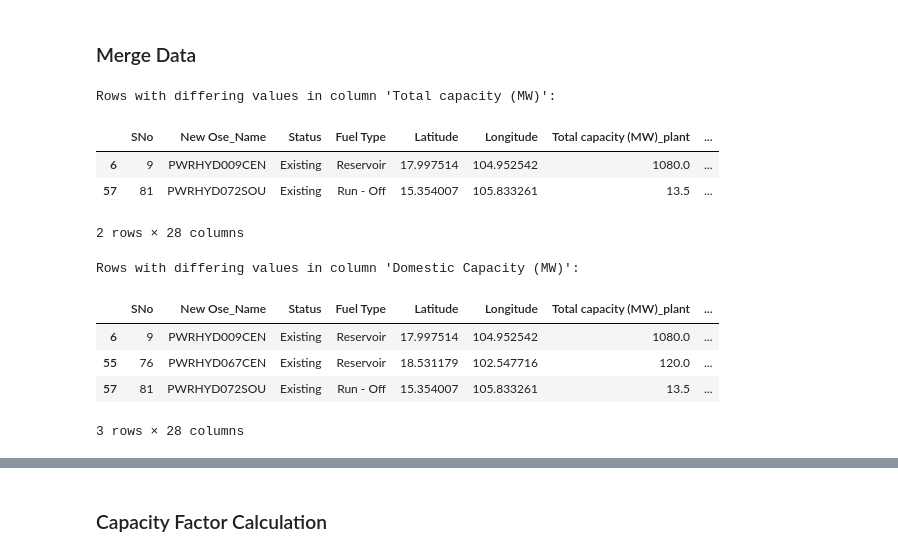
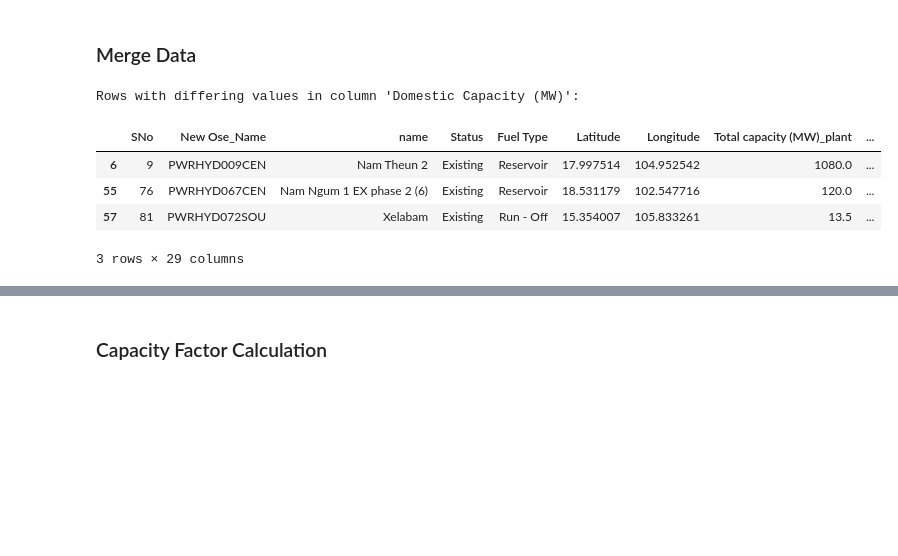
Before and after one commit to lukasschirren/GeoH2-prep-Laos, a Jupyter notebook: runoff_new_plants.ipynb, the cells around one changed output, grey strips where cells are left out. Saved outputs shown, nothing was run; the diff lists cells and outputs as text; code cells hidden in the pictures; blank space fills up the shorter version.

```diff
--- a/runoff_new_plants.ipynb
+++ b/runoff_new_plants.ipynb
@@ -288,34 +289,29 @@ Standard Deviation: 84.40090732862258
 ### Merge Data
 # %%
 # Check for mismatches and display differing rows
-overlapping_columns = ['Total capacity (MW)', 'Domestic Capacity (MW)']
+overlapping_columns = ['Domestic Capacity (MW)'] # 'Total capacity (MW)',
 
 # Perform inner merge for comparison
 merged_for_comparison = pd.merge(
     plant_data, gen_data_wet,
     left_on='New Ose_Name', right_on='OSeMOSYS tech',
     how='inner',
     suffixes=('_plant', '_wet')
 )
 
 # Iterate through overlapping columns to find and display mismatches
 for col in overlapping_columns:
     diff_rows = merged_for_comparison[merged_for_comparison[f'{col}_plant'] != merged_for_comparison[f'{col}_wet']]
 
     if not diff_rows.empty:
         print(f"Rows with differing values in column '{col}':")
         display(diff_rows)
     else:
         print(f"No differing values in column '{col}'.")
 # %% [output]
-Rows with differing values in column 'Total capacity (MW)':
+Rows with differing values in column 'Domestic Capacity (MW)':
-|  | SNo | New Ose_Name | Status | Fuel Type | Latitude | Longitude | Total capacity (MW)_plant | ... |
-| 6 | 9 | PWRHYD009CEN | Existing | Reservoir | 17.997514 | 104.952542 | 1080.0 | ... |
-| 57 | 81 | PWRHYD072SOU | Existing | Run - Off | 15.354007 | 105.833261 | 13.5 | ... |
+|  | SNo | New Ose_Name | name | Status | Fuel Type | Latitude | Longitude | Total capacity (MW)_plant | ... |
+| 6 | 9 | PWRHYD009CEN | Nam Theun 2 | Existing | Reservoir | 17.997514 | 104.952542 | 1080.0 | ... |
+| 55 | 76 | PWRHYD067CEN | Nam Ngum 1 EX phase 2 (6) | Existing | Reservoir | 18.531179 | 102.547716 | 120.0 | ... |
+| 57 | 81 | PWRHYD072SOU | Xelabam | Existing | Run - Off | 15.354007 | 105.833261 | 13.5 | ... |
-2 rows × 28 columns
+3 rows × 29 columns
-Rows with differing values in column 'Domestic Capacity (MW)':
-|  | SNo | New Ose_Name | Status | Fuel Type | Latitude | Longitude | Total capacity (MW)_plant | ... |
-| 6 | 9 | PWRHYD009CEN | Existing | Reservoir | 17.997514 | 104.952542 | 1080.0 | ... |
-| 55 | 76 | PWRHYD067CEN | Existing | Reservoir | 18.531179 | 102.547716 | 120.0 | ... |
-| 57 | 81 | PWRHYD072SOU | Existing | Run - Off | 15.354007 | 105.833261 | 13.5 | ... |
-3 rows × 28 columns
```
Also changed, not shown: parts of 12 cells of this notebook, 1 other file.
